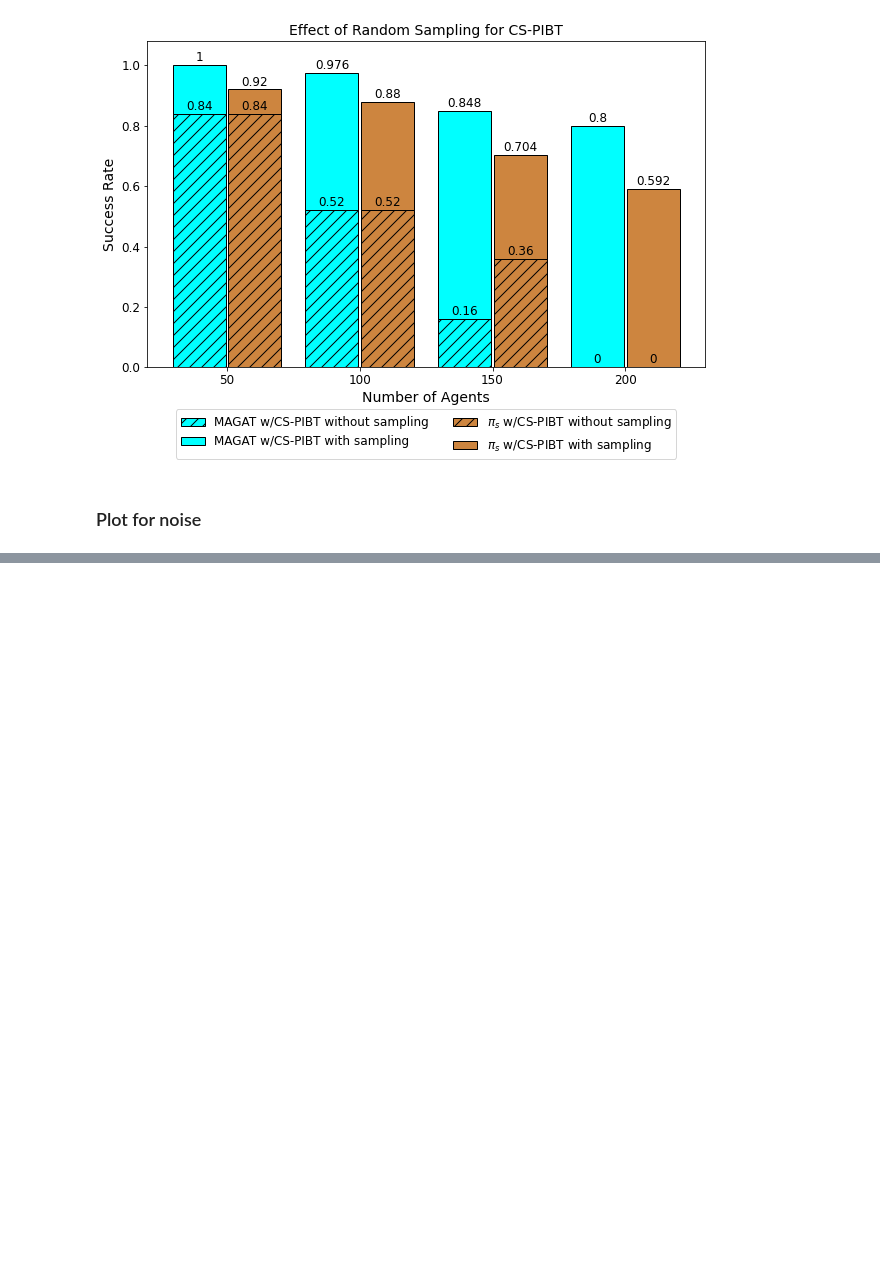
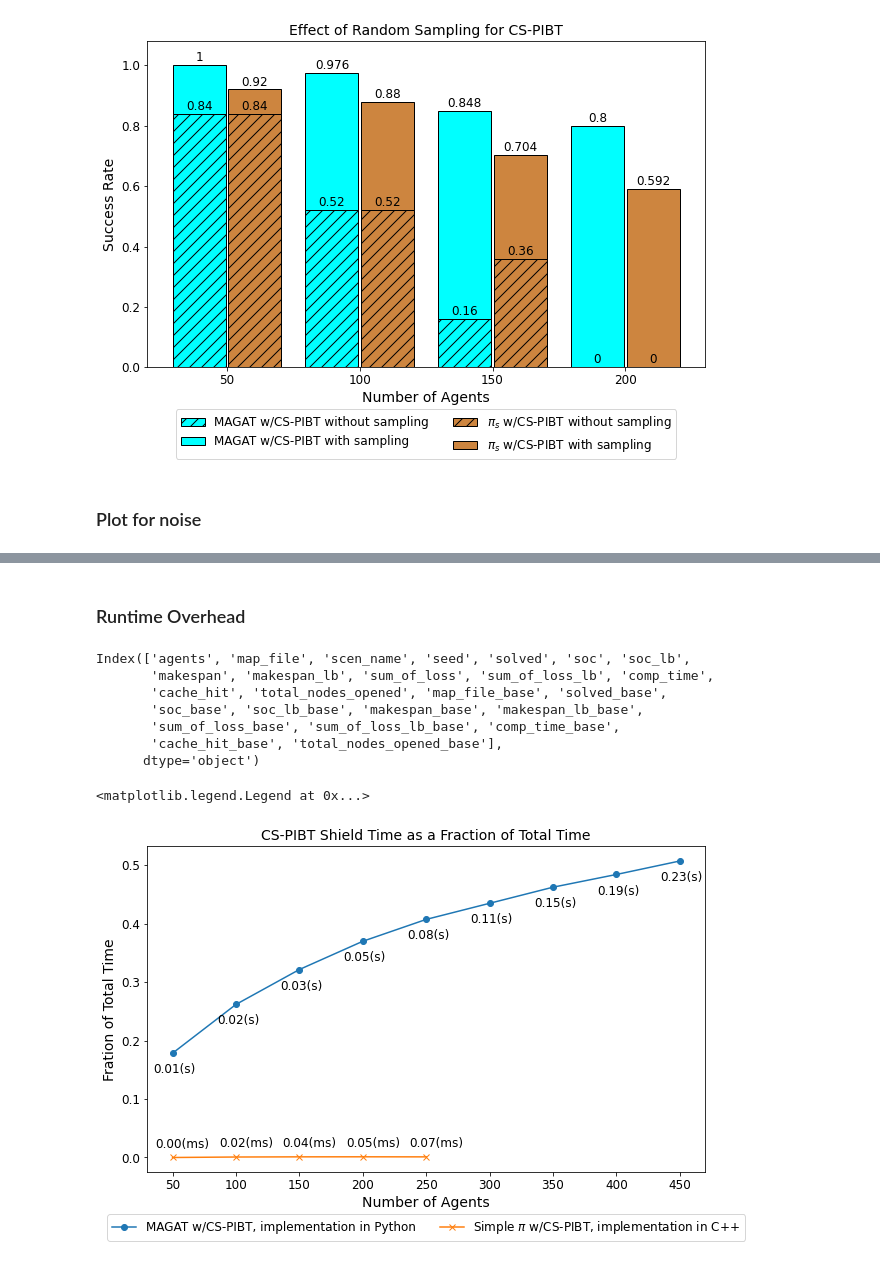
Before and after one commit to ArthurJakobsson/lacam_original, a Jupyter notebook: py/practice.ipynb, the cells around one changed output, grey strips where cells are left out. Cells and saved outputs as stored; diff of their text form; code cells hidden in the pictures; blank space fills up the shorter version.

```diff
--- a/py/practice.ipynb
+++ b/py/practice.ipynb
@@ -278,0 +342,62 @@ plt.savefig(filename, bbox_inches='tight', dpi=600)
+# %% [markdown]
+### Runtime Overhead
+# %%
+magatPath = "/home/rishi/Desktop/CMU/Research/ml-mapf/lacam/lacam_original/logs/random-32-32-10/magatR150.csv"
+df = pd.read_csv(magatPath)
+
+nnDf = pd.read_csv("/home/rishi/Desktop/CMU/Research/ml-mapf/lacam/lacam_original/logs/random-32-32-10/random_1_unweight_w4_pibt_5seeds.csv")
+baseDf = pd.read_csv("/home/rishi/Desktop/CMU/Research/ml-mapf/lacam/lacam_original/logs/random-32-32-10/nonn_pibt_20seeds.csv")
+nnDf = pd.merge(nnDf, baseDf, on=["scen_name", "agents", "seed"], how="inner", suffixes=("", "_base")) # Adds soc_lb
+print(nnDf.columns)
+
+fig, ax = plt.subplots(figsize=(10, 6))
+## Add lines per rVal
+data = []
+yVals = []
+cppData = []
+cppAnotate = []
+for agentNum in df["agents"].unique():
+    agentDf = df.loc[(df["agents"] == agentNum) & (df["magatSucceed"] == 1)]
+    if (len(agentDf) == 0):
+        data.append(np.nan)
+        continue
+    data.append((agentDf["pibtShieldTime"]/agentDf["totalTime"]).median())
+    yVals.append((agentDf["pibtShieldTime"]/agentDf["magatMakespan"]).median())
+
+    agentDf = nnDf.loc[(nnDf["agents"] == agentNum) & (nnDf["solved"] == 1)]
+    if (len(agentDf) == 0):
+        cppData.append(np.nan)
+        continue
+    totalPer = agentDf["comp_time"]/agentDf["total_nodes_opened"]
+    cspibtPer = agentDf["comp_time_base"]/agentDf["total_nodes_opened_base"]
+    cppAnotate.append(cspibtPer.median())
+    cppData.append((cspibtPer/totalPer).median())
+ax.plot(numAgents, data, label="MAGAT w/CS-PIBT, implementation in Python", marker='o')
+ax.plot(numAgents, cppData, label="Simple $\pi$ w/CS-PIBT, implementation in C++", marker='x')
+
+# Add annotations
+for i, a in enumerate(yVals):
+    if np.isnan(a):
+        continue
+    ax.annotate("{:.2f}(s)".format(a), (numAgents[i], data[i]), textcoords="offset points", xytext=(2, -20), ha='center')
+
+for i, a in enumerate(cppAnotate):
+    if np.isnan(a):
+        continue
+    ax.annotate("{:.2f}(ms)".format(a), (numAgents[i], cppData[i]), textcoords="offset points", xytext=(10, 10), ha='center')
+
+ax.set_title("CS-PIBT Shield Time as a Fraction of Total Time")
+# ax.set_yscale("log")
+ax.set_ylabel('Fration of Total Time')
+ax.set_xlabel('Number of Agents')
+ax.legend(loc='upper center', bbox_to_anchor=(0.5, -0.11), ncol=5)
+# %% [output]
+Index(['agents', 'map_file', 'scen_name', 'seed', 'solved', 'soc', 'soc_lb',
+       'makespan', 'makespan_lb', 'sum_of_loss', 'sum_of_loss_lb', 'comp_time',
+       'cache_hit', 'total_nodes_opened', 'map_file_base', 'solved_base',
+       'soc_base', 'soc_lb_base', 'makespan_base', 'makespan_lb_base',
+       'sum_of_loss_base', 'sum_of_loss_lb_base', 'comp_time_base',
+       'cache_hit_base', 'total_nodes_opened_base'],
+      dtype='object')
+<matplotlib.legend.Legend at 0x...>
+[figure, added]
```
Also changed, not shown: parts of 9 cells of this notebook, 1 other file.
